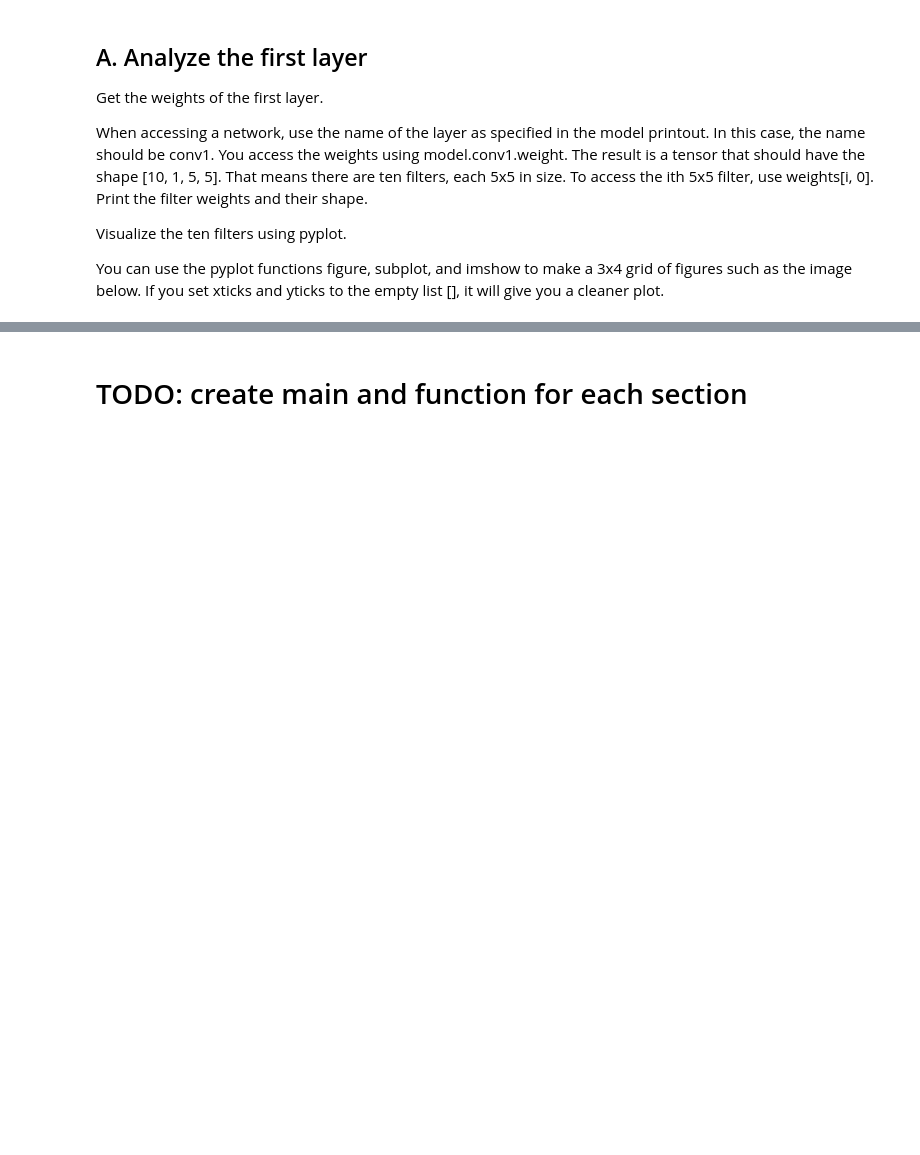
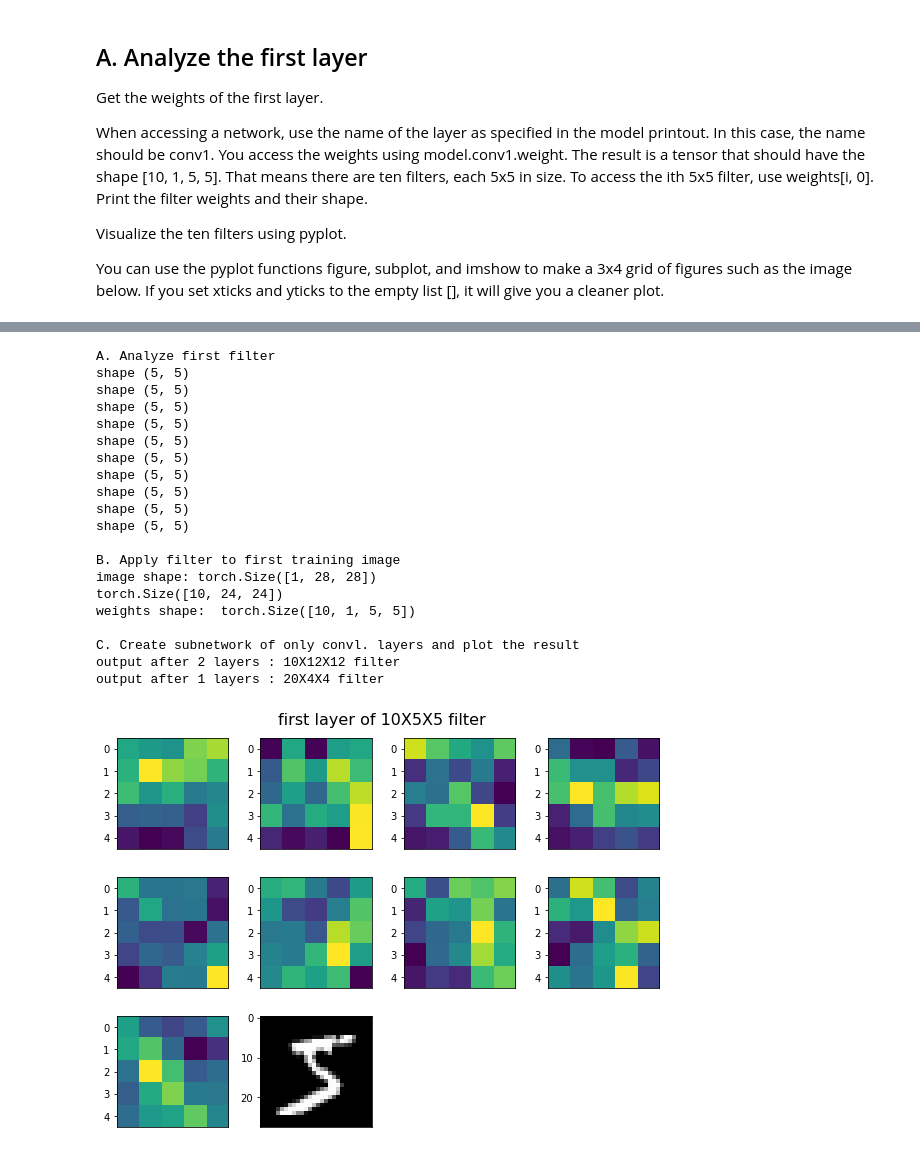
Before and after one commit to freecode23/vision-MNIST, a Jupyter notebook: Task2.ipynb, the cells around one changed output, grey strips where cells are left out. Drawn from its saved outputs; the diff is of its cells as text; code cells hidden in the pictures; blank space fills up the shorter version.

```diff
--- a/Task2.ipynb
+++ b/Task2.ipynb
@@ -244,2 +178,55 @@ torch.Size([10, 12, 12])
-# %% [markdown]
-# TODO: create main and function for each section
+# %%
+def main(argv):
+    # - init network from the last saved
+    network = Note1FG.load_network_state(Note1AE.NeuralNetwork())
+
+    # Task A
+    print("\nA. Analyze first filter")
+    analyze_1st_layer(network)
+
+    # Task B
+    print("\nB. Apply filter to first training image")
+    # - get the first training image (1X28X28)
+    train_loader = Note1AE.get_loader(is_train=True)
+    img = Note1FG.load_firstN_data(train_loader, 1)[0]
+    print("image shape:", img.shape)
+    plt.imshow(img[0], cmap='gray', interpolation='none')
+
+    apply_first_filter_plot(network, img)
+
+    # Task C
+    # Creat subnetwork of only the first 2 convl. layer, run, and plot the filter
+    print("\nC. Create subnetwork of only convl. layers and plot the result")
+    sub2 = SubmodelConv2()
+    run_subnetwork_and_plot(sub2, img, num_conv=2)
+
+
+    # Task D
+    sub1 = SubmodelConv1()
+    run_subnetwork_and_plot(sub1, img, num_conv=1)
+# %%
+if __name__ == "__main__":
+
+    main(sys.argv)
+# %% [output]
+A. Analyze first filter
+shape (5, 5)
+shape (5, 5)
+shape (5, 5)
+shape (5, 5)
+shape (5, 5)
+shape (5, 5)
+shape (5, 5)
+shape (5, 5)
+shape (5, 5)
+shape (5, 5)
+
+B. Apply filter to first training image
+image shape: torch.Size([1, 28, 28])
+torch.Size([10, 24, 24])
+weights shape:  torch.Size([10, 1, 5, 5])
+
+C. Create subnetwork of only convl. layers and plot the result
+output after 2 layers : 10X12X12 filter
+output after 1 layers : 20X4X4 filter
+[figure, added]
```
Also changed, not shown: parts of 17 cells of this notebook, 6 other files.
